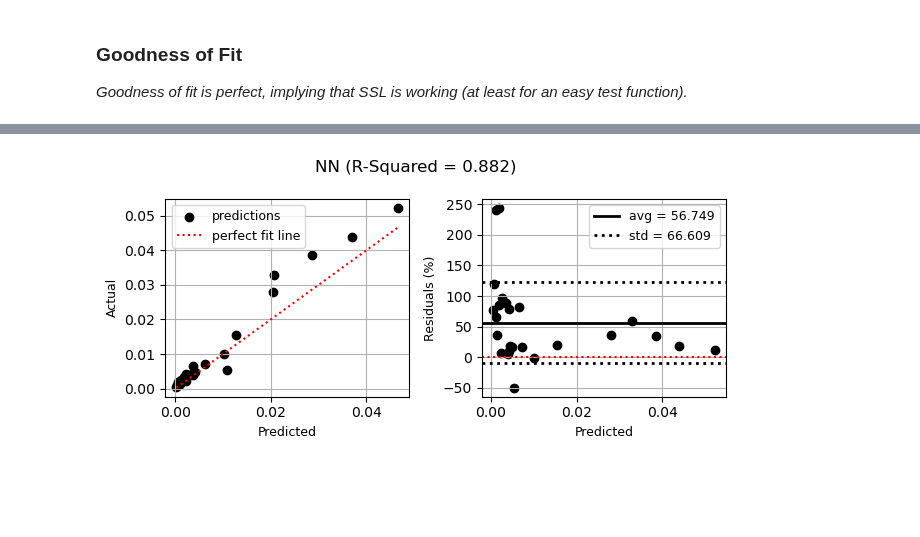
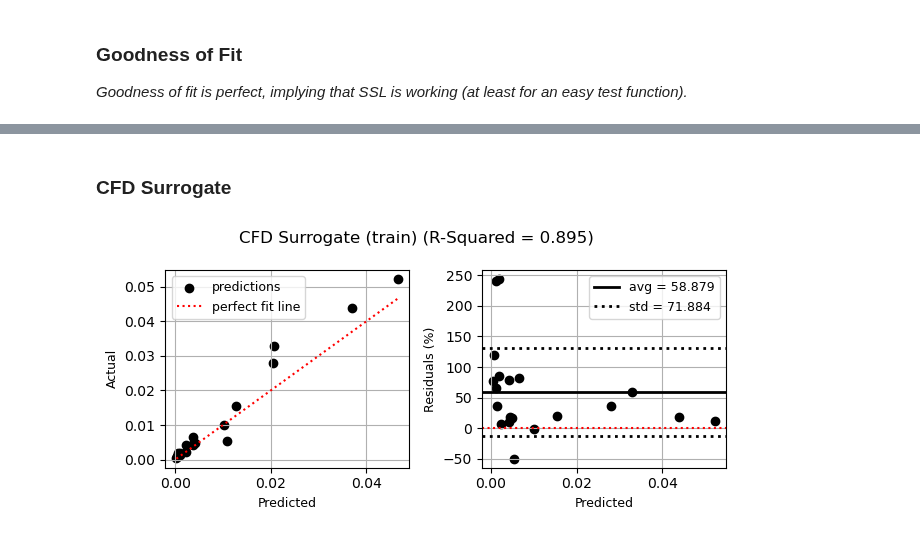
Before and after one commit to shb84/JENN, a Jupyter notebook: notebooks/ssl-dev.ipynb, the cells around one changed output, grey strips where cells are left out. Saved outputs shown, nothing was run; the diff lists cells and outputs as text; code cells hidden in the pictures; blank space fills up the shorter version.

```diff
--- a/notebooks/ssl-dev.ipynb
+++ b/notebooks/ssl-dev.ipynb
@@ -116,9 +117,15 @@ We now test SSL on a small yet representative airfoil shape optimization problem
 ### Training Data
 # %%
 df = pd.read_csv("DATABASE_OF_OPTIMIZED_SHAPEVARS.csv", index_col=0)
+# %%
+df["doe"] = "train"
+df.loc[df.sample(5).index, "doe"] = "test"
+# %%
+df_train = df[df["doe"] == "train"]
+df_test = df[df["doe"] == "test"]
 # %%
 x_labels = ["M", "CL"]
 y_labels = [f"X{i}" for i in range(14)]
 # %%
-x_train = df[x_labels].values.T
-y_train = df[y_labels].values.T
+x_train = df_train[x_labels].values.T
+y_train = df_train[y_labels].values.T
@@ -144,2 +137,0 @@ sample = np.concat([
-# %%
-m = sample.shape[0]
@@ -362,9 +354,11 @@ _Performance of the "CFD surrogate model" vs. test data for reference_
+# %% [markdown]
+### CFD Surrogate
 # %%
 jenn.utils.plot.goodness_of_fit(
-    y_true=1e0 * df["CD"].values.reshape((1, -1)),
+    y_true=df_train["CD"].values.reshape((1, -1)),
     y_pred=cfd_model(x=x_train, y=y_train)[0],
-    title="NN",
+    title="CFD Surrogate (train)",
     percent_residuals=True
 )
 # %% [output]
-[figure, old version]
+[figure, new version]
```
Also changed, not shown: parts of 45 cells of this notebook, 1 other file.
